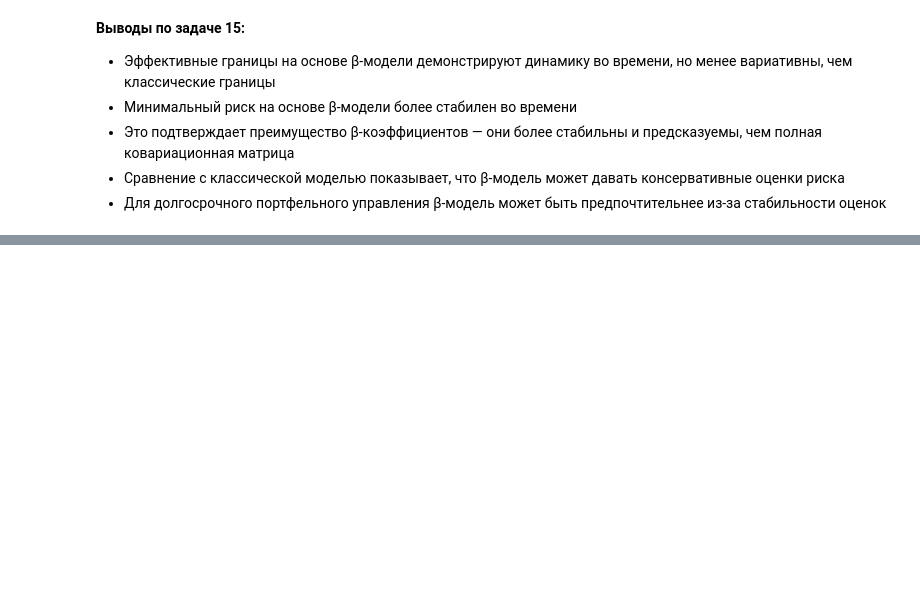
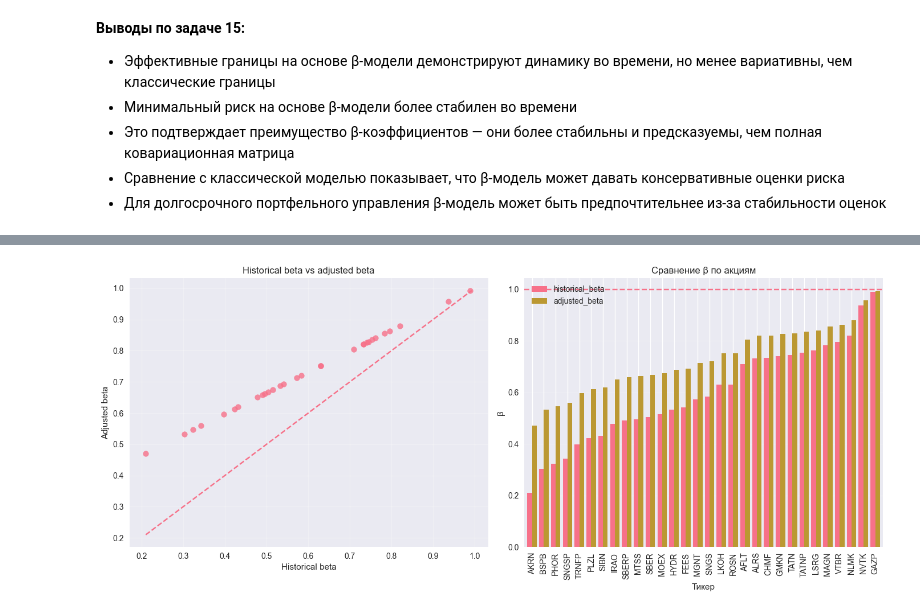
Before and after one commit to diink-iis/investment-portfolio, a Jupyter notebook: portfolio_analysis.ipynb, the cells around one changed output, grey strips where cells are left out. Cells and saved outputs as stored; diff of their text form; code cells hidden in the pictures; blank space fills up the shorter version.

```diff
--- a/portfolio_analysis.ipynb
+++ b/portfolio_analysis.ipynb
@@ -766,0 +1002,20 @@ plt.show()
+# %%
+adjusted_beta_result = covariance_from_adjusted_betas(
+    stock_returns=stock_window,
+    market_returns=market_window,
+    include_residuals=True,
+    weight_raw=0.67,
+    weight_market=0.33,
+    market_beta=1.0
+)
+
+betas_compare_df = pd.DataFrame({
+    "historical_beta": adjusted_beta_result["raw_betas"],
+    "adjusted_beta": adjusted_beta_result["adjusted_betas"],
+    "residual_variance": adjusted_beta_result["residual_variances"]
+}).sort_values("historical_beta")
+
+print("Размер covariance matrix:", adjusted_beta_result["cov_matrix"].shape)
+print("Дисперсия рынка IMOEX:", round(adjusted_beta_result["market_variance"], 8))
+display(betas_compare_df.head(10))
+display(betas_compare_df.tail(10))
@@ -766,0 +1047,34 @@ plt.show()
+# %%
+plt.figure(figsize=(14, 6))
+
+plt.subplot(1, 2, 1)
+plt.scatter(
+    betas_compare_df["historical_beta"],
+    betas_compare_df["adjusted_beta"],
+    alpha=0.8
+)
+min_beta = min(betas_compare_df["historical_beta"].min(), betas_compare_df["adjusted_beta"].min())
+max_beta = max(betas_compare_df["historical_beta"].max(), betas_compare_df["adjusted_beta"].max())
+plt.plot([min_beta, max_beta], [min_beta, max_beta], linestyle="--")
+plt.xlabel("Historical beta")
+plt.ylabel("Adjusted beta")
+plt.title("Historical beta vs adjusted beta")
+plt.grid(True, alpha=0.3)
+
+plt.subplot(1, 2, 2)
+bars = betas_compare_df[["historical_beta", "adjusted_beta"]].plot(
+    kind="bar",
+    ax=plt.gca(),
+    width=0.8
+)
+plt.axhline(1.0, linestyle="--")
+plt.title("Сравнение β по акциям")
+plt.xlabel("Тикер")
+plt.ylabel("β")
+plt.xticks(rotation=90)
+plt.grid(True, axis="y", alpha=0.3)
+
+plt.tight_layout()
+plt.show()
+# %% [output]
+[figure, added]
```
Also changed, not shown: parts of 35 cells of this notebook, 13 other files.
